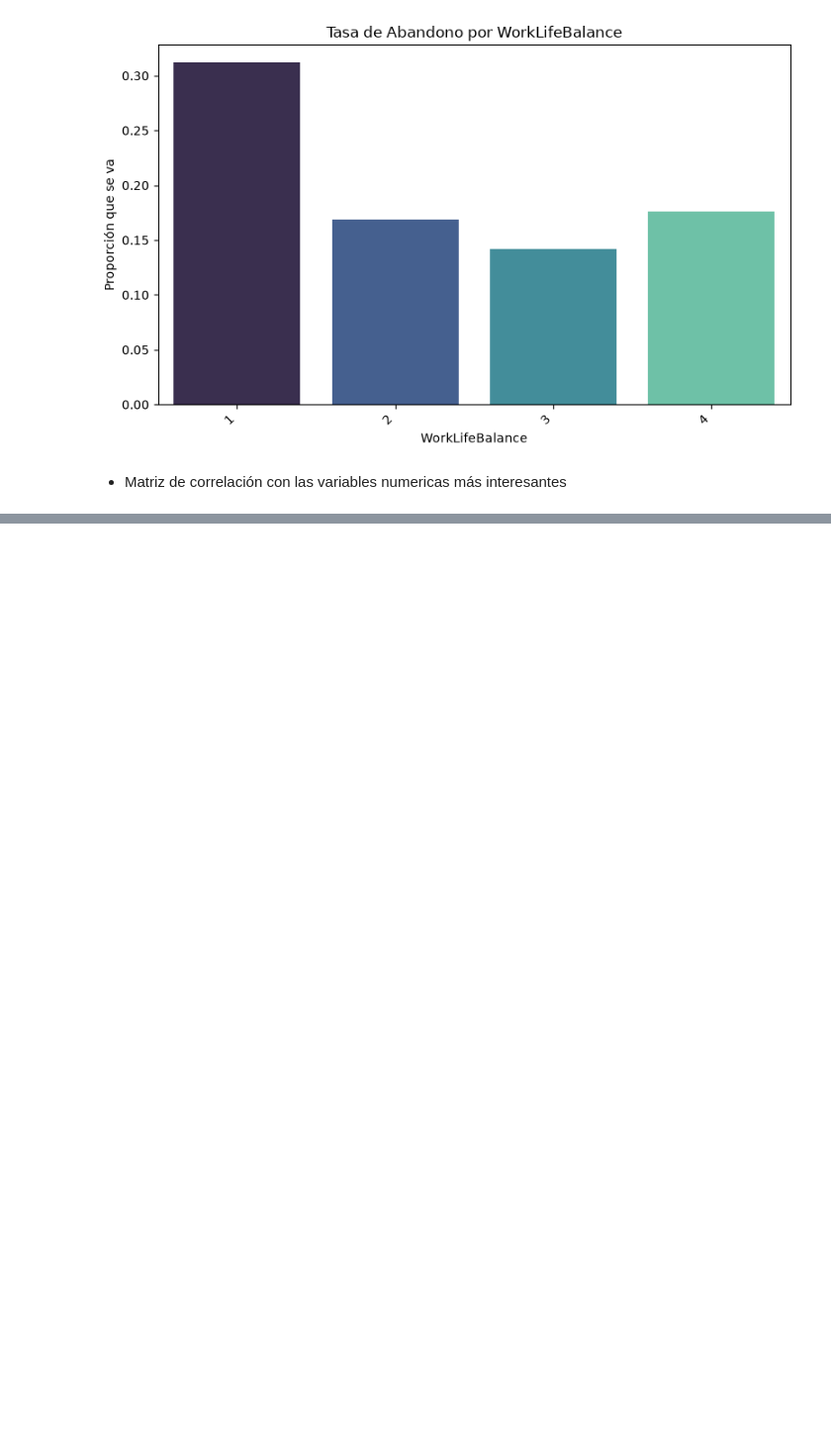
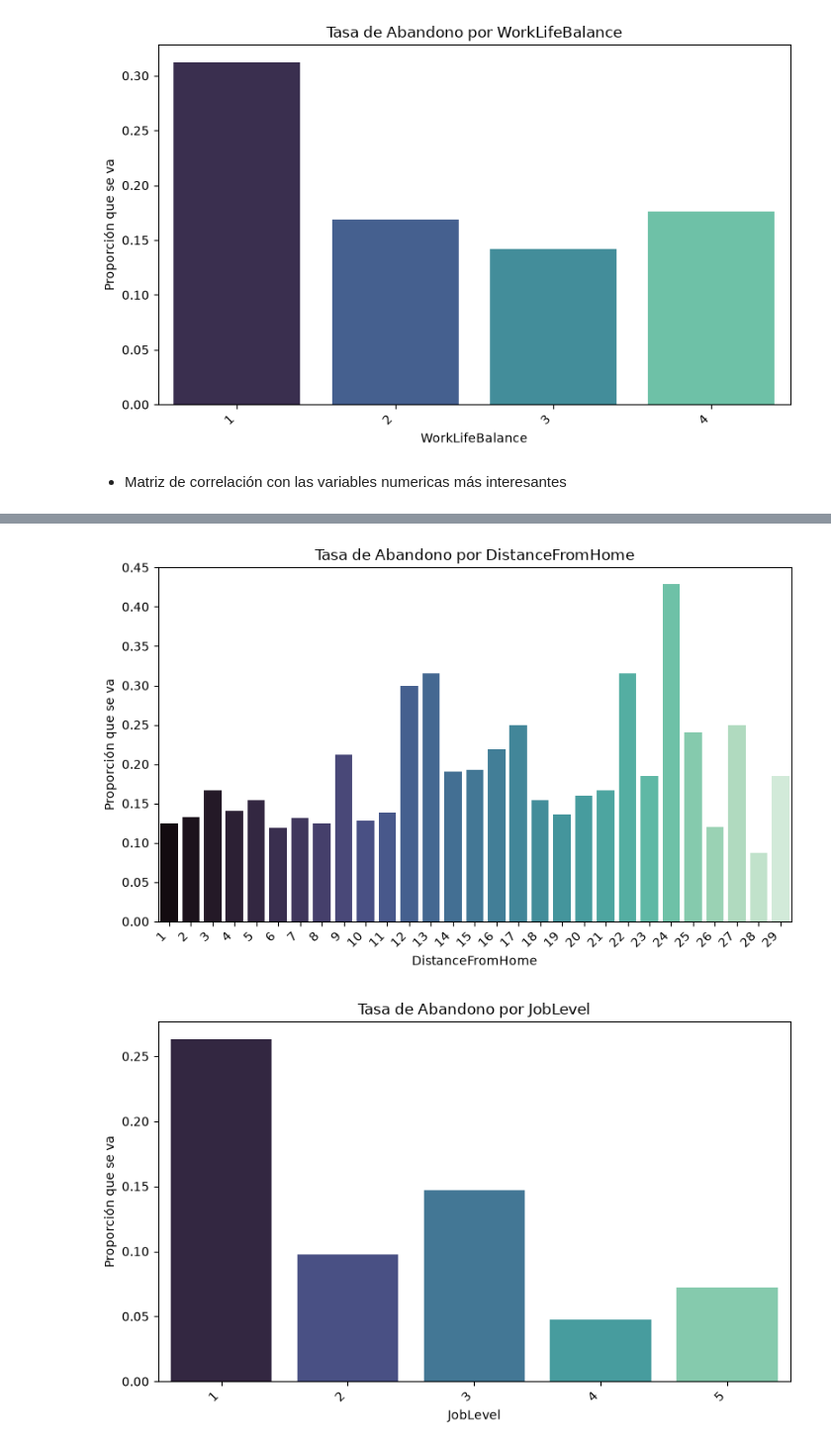
Before and after one commit to Adalab/project-da-promo-67-modulo-3-team-2, a Jupyter notebook: correlacion.ipynb, the cells around one changed output, grey strips where cells are left out. Shown at 99% size. Saved outputs shown, nothing was run; the diff lists cells and outputs as text; code cells hidden in the pictures; blank space fills up the shorter version.

```diff
--- a/correlacion.ipynb
+++ b/correlacion.ipynb
@@ -52,3 +55,18 @@ df_final['Attrition_num'] = df_final['Attrition'].astype(int)
 # %% [markdown]
 - Correlación de attrition (abandono de la empresa) con las variables categóricas
+# %%
+def crear_graficos_barras(df, variables):
+
+    for col in variables:
+
+        # --- Barplot: tasa de attrition por categoría ---
+        plt.figure(figsize=(8, 5))
+        tasa = df.groupby(col)['AttritioNum'].mean().sort_values(ascending=False)
+        sns.barplot(x=tasa.index, y=tasa.values, palette='mako')
+        plt.title(f'Tasa de Abandono por {col}')
+        plt.ylabel('Proporción que se va')
+        plt.xlabel(col)
+        plt.xticks(rotation=45, ha='right')
+        plt.tight_layout()
+        plt.show()
 # %%
@@ -108,0 +116,5 @@ plt.show()
+# %%
+crear_graficos_barras(df_final, variables_numericas1)
+# %% [output]
+[figure, added]
+[figure, added]
```
Also changed, not shown: parts of 9 cells of this notebook.
